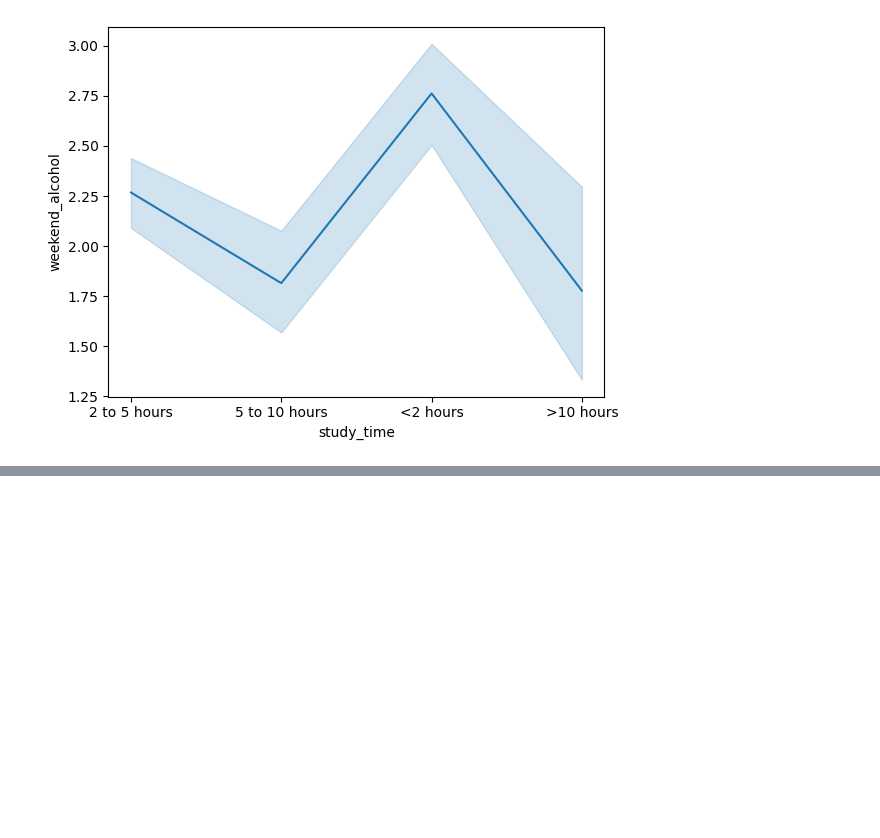
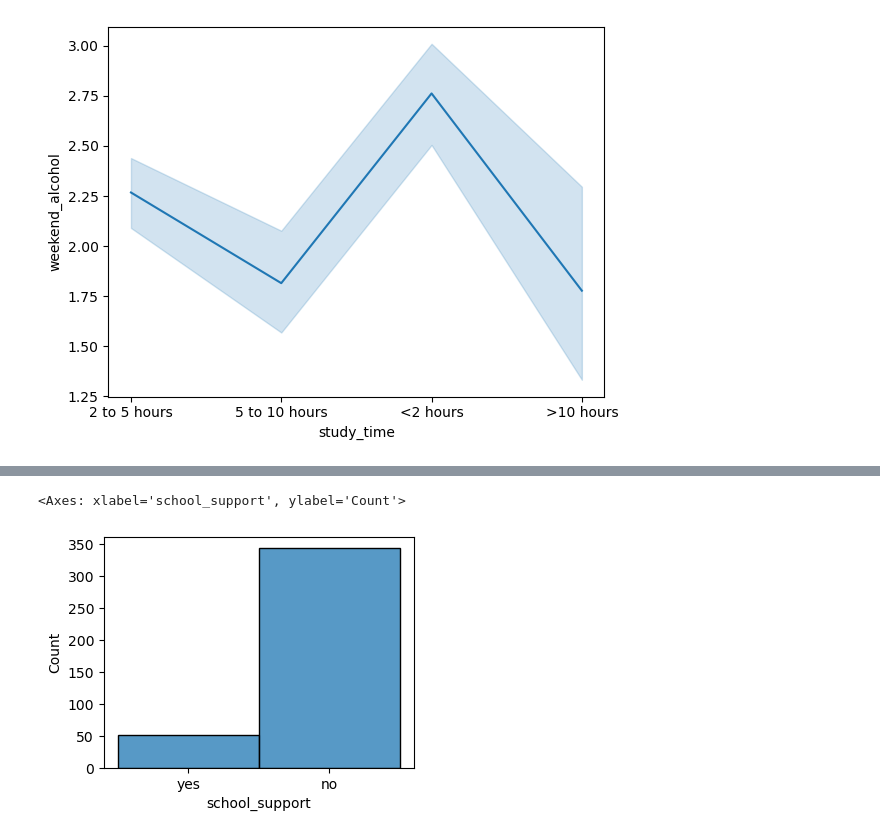
Before and after one commit to SarahDerhy/Project1, a Jupyter notebook: nituahnetoutim.ipynb, the cells around one changed output, grey strips where cells are left out. Cells and saved outputs as stored; diff of their text form; code cells hidden in the pictures; blank space fills up the shorter version.

```diff
--- a/nituahnetoutim.ipynb
+++ b/nituahnetoutim.ipynb
@@ -163,0 +185,6 @@ sns.lineplot(data=student_df, x="study_time", y="weekend_alcohol")
+# %%
+plt.figure(figsize=(4,3))
+sns.histplot(data=student_df, x='school_support', bins=10) #effacer?
+# %% [output]
+<Axes: xlabel='school_support', ylabel='Count'>
+[figure, added]
```
Also changed, not shown: parts of 23 cells of this notebook.
